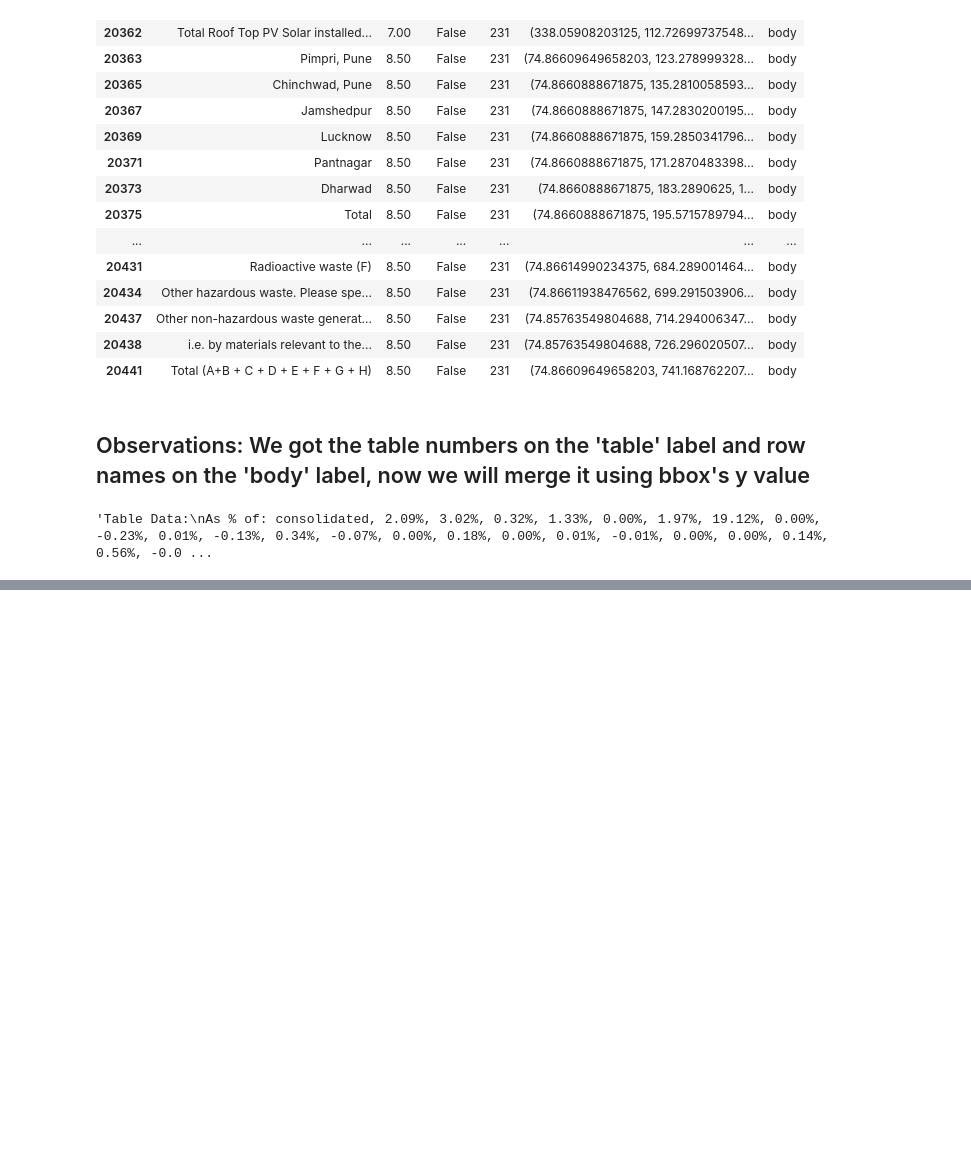
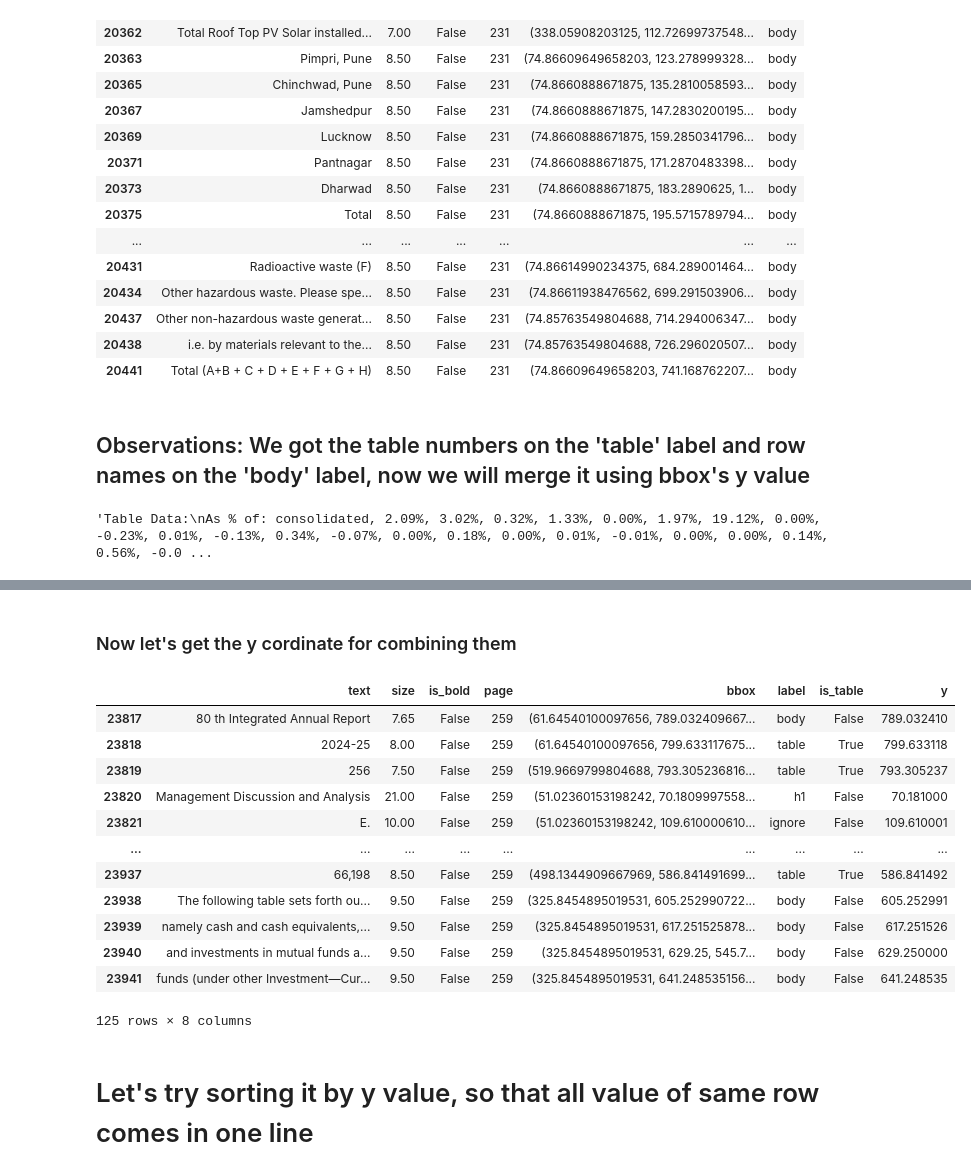
Before and after one commit to octoprakhar/FinLens-Backend, a Jupyter notebook: notebooks/chunking.ipynb, the cells around one changed output, grey strips where cells are left out. Saved outputs shown, nothing was run; the diff lists cells and outputs as text; code cells hidden in the pictures; blank space fills up the shorter version.

Commit message:
Updated experimenting logic for table detection

```diff
--- a/notebooks/chunking.ipynb
+++ b/notebooks/chunking.ipynb
@@ -841,0 +918,14 @@ table_texts[2000]
+# %%
+import re
+def numeric_ratio(text:str):
+    tokens = text.split()
+    if not tokens:
+        return 0
+
+    numeric_token = sum(1 for t in tokens if re.search(r'\d',t))
+    return numeric_token / len(tokens)
+
+def is_table_line(text,threshold = 0.4):
+    return numeric_ratio(text) > 0.4
+# %%
+df_6["is_table"] = df_6["text"].apply(is_table_line)
@@ -841,0 +948,22 @@ table_texts[2000]
+# %% [markdown]
+### Now let's get the y cordinate for combining them
+# %%
+df_6["y"] = df_6["bbox"].apply(lambda b: b[1])
+# %%
+df_6[df_6["page"] == 259]
+# %% [output]
+|  | text | size | is_bold | page | bbox | label | is_table | y |
+| 23817 | 80 th Integrated Annual Report | 7.65 | False | 259 | (61.64540100097656, 789.032409667... | body | False | 789.032410 |
+| 23818 | 2024-25 | 8.00 | False | 259 | (61.64540100097656, 799.633117675... | table | True | 799.633118 |
+| 23819 | 256 | 7.50 | False | 259 | (519.9669799804688, 793.305236816... | table | True | 793.305237 |
+| 23820 | Management Discussion and Analysis | 21.00 | False | 259 | (51.02360153198242, 70.1809997558... | h1 | False | 70.181000 |
+| 23821 | E. | 10.00 | False | 259 | (51.02360153198242, 109.610000610... | ignore | False | 109.610001 |
+| ... | ... | ... | ... | ... | ... | ... | ... | ... |
+| 23937 | 66,198 | 8.50 | False | 259 | (498.1344909667969, 586.841491699... | table | True | 586.841492 |
+| 23938 | The following table sets forth ou... | 9.50 | False | 259 | (325.8454895019531, 605.252990722... | body | False | 605.252991 |
+| 23939 | namely cash and cash equivalents,... | 9.50 | False | 259 | (325.8454895019531, 617.251525878... | body | False | 617.251526 |
+| 23940 | and investments in mutual funds a... | 9.50 | False | 259 | (325.8454895019531, 629.25, 545.7... | body | False | 629.250000 |
+| 23941 | funds (under other Investment—Cur... | 9.50 | False | 259 | (325.8454895019531, 641.248535156... | body | False | 641.248535 |
+125 rows × 8 columns
+# %% [markdown]
+# Let's try sorting it by y value, so that all value of same row comes in one line
```
Also changed, not shown: parts of 26 cells of this notebook.
